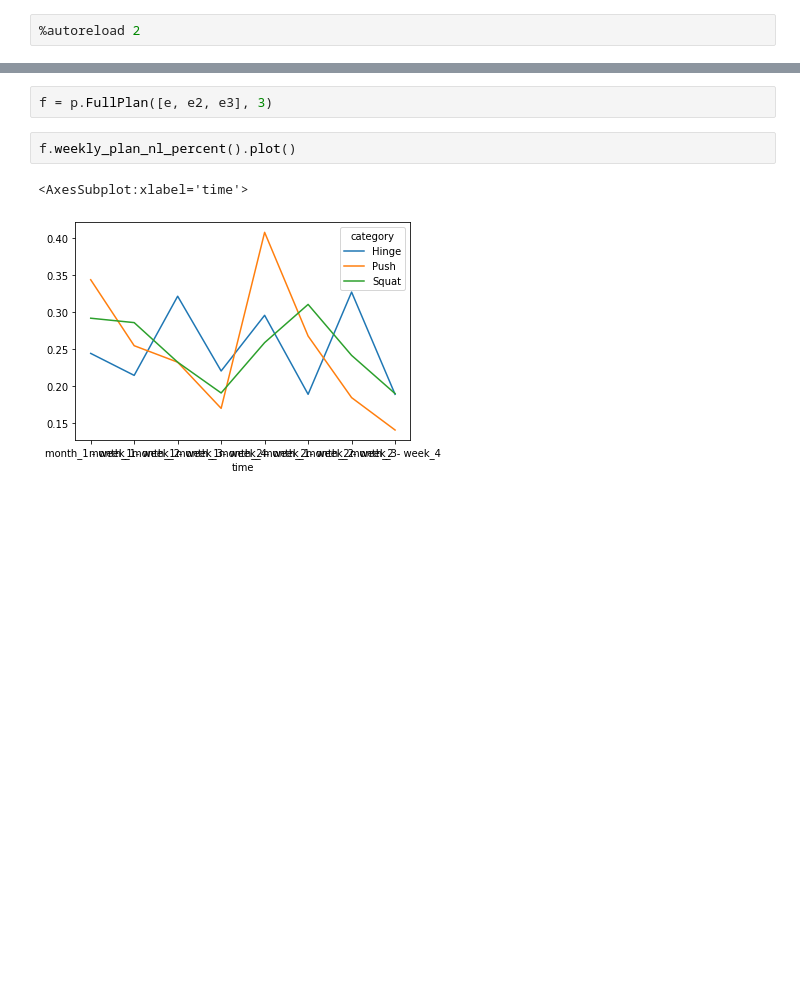
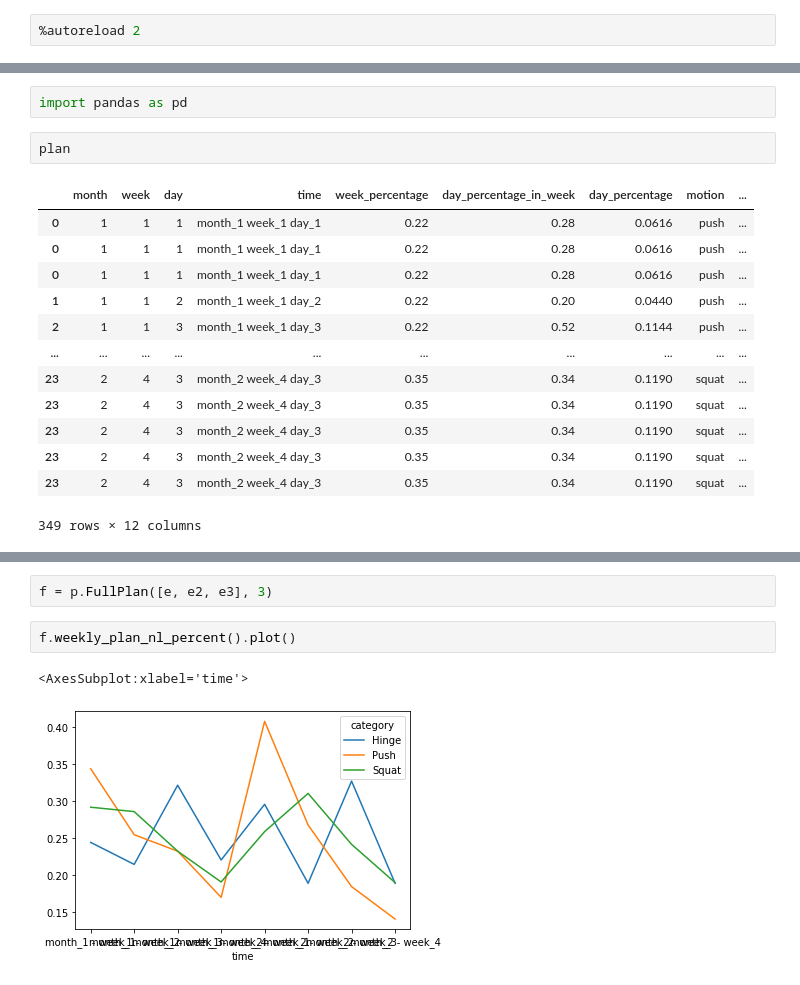
Before and after one commit to anabranch/kb, a Jupyter notebook: debug.ipynb, the cells around one changed output, grey strips where cells are left out. Saved outputs shown, nothing was run; the diff lists cells and outputs as text; blank space fills up the shorter version.

```diff
--- a/debug.ipynb
+++ b/debug.ipynb
@@ -18,0 +125,18 @@ e3 = p.Exercise("Goblet Squat", 44)
+# %%
+import pandas as pd
+# %%
+plan
+# %% [output]
+|  | month | week | day | time | week_percentage | day_percentage_in_week | day_percentage | motion | ... |
+| 0 | 1 | 1 | 1 | month_1 week_1 day_1 | 0.22 | 0.28 | 0.0616 | push | ... |
+| 0 | 1 | 1 | 1 | month_1 week_1 day_1 | 0.22 | 0.28 | 0.0616 | push | ... |
+| 0 | 1 | 1 | 1 | month_1 week_1 day_1 | 0.22 | 0.28 | 0.0616 | push | ... |
+| 1 | 1 | 1 | 2 | month_1 week_1 day_2 | 0.22 | 0.20 | 0.0440 | push | ... |
+| 2 | 1 | 1 | 3 | month_1 week_1 day_3 | 0.22 | 0.52 | 0.1144 | push | ... |
+| ... | ... | ... | ... | ... | ... | ... | ... | ... | ... |
+| 23 | 2 | 4 | 3 | month_2 week_4 day_3 | 0.35 | 0.34 | 0.1190 | squat | ... |
+| 23 | 2 | 4 | 3 | month_2 week_4 day_3 | 0.35 | 0.34 | 0.1190 | squat | ... |
+| 23 | 2 | 4 | 3 | month_2 week_4 day_3 | 0.35 | 0.34 | 0.1190 | squat | ... |
+| 23 | 2 | 4 | 3 | month_2 week_4 day_3 | 0.35 | 0.34 | 0.1190 | squat | ... |
+| 23 | 2 | 4 | 3 | month_2 week_4 day_3 | 0.35 | 0.34 | 0.1190 | squat | ... |
+349 rows × 12 columns
```
Also changed, not shown: parts of 16 cells of this notebook, 5 other files.
